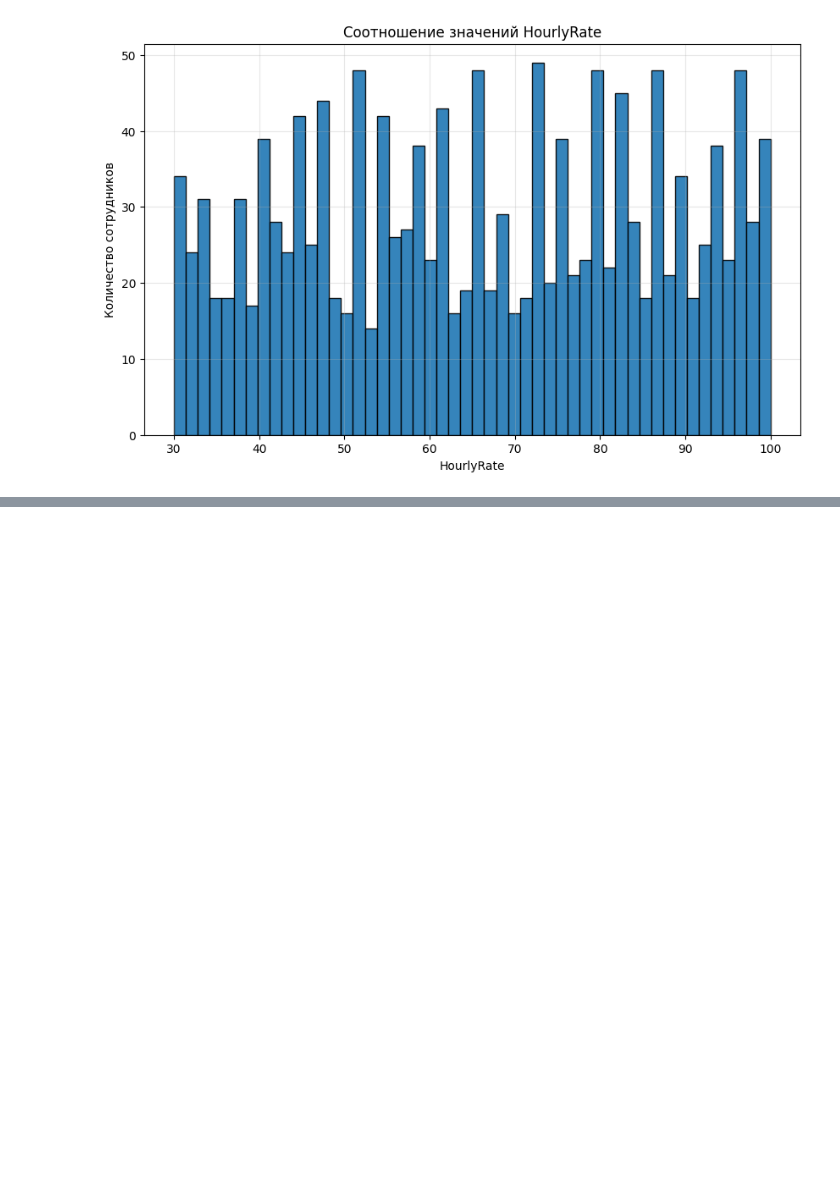
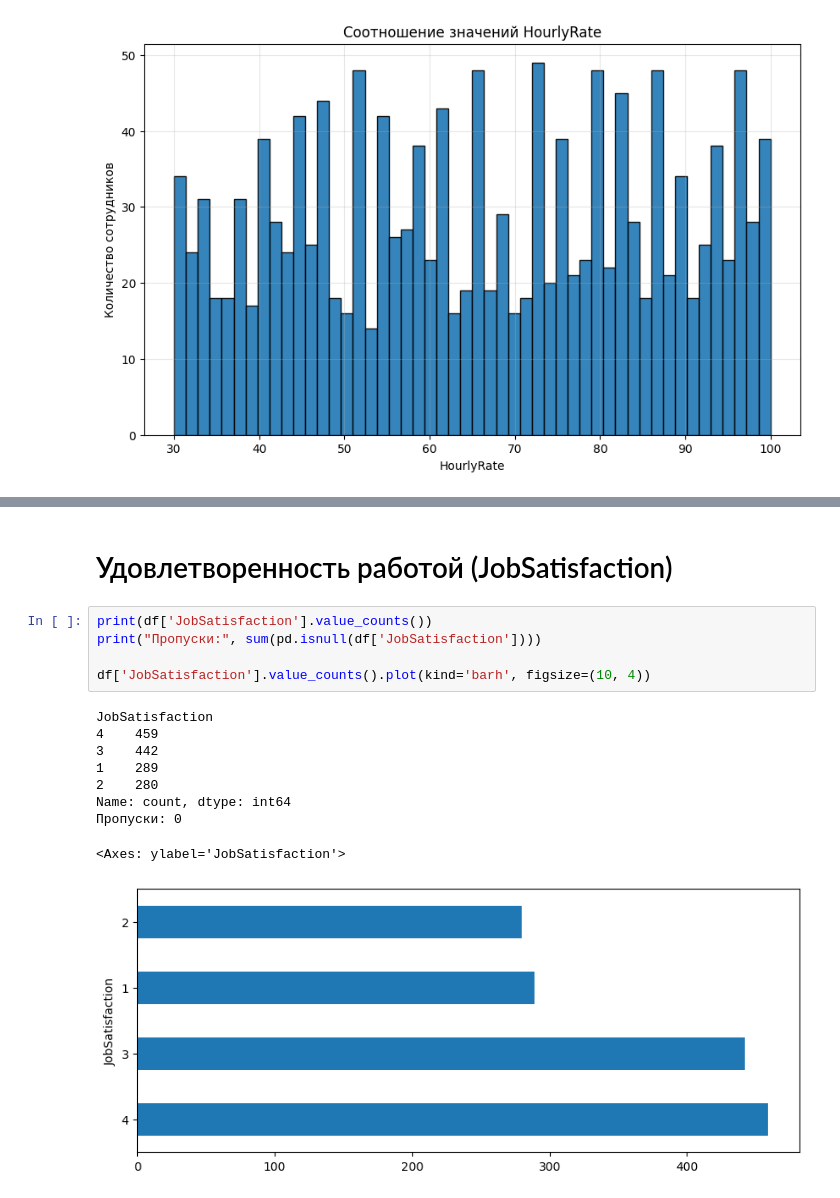
Before and after one commit to svinoczarITMO/s7-da-lab1, a Jupyter notebook: hranalytics.ipynb, the cells around one changed output, grey strips where cells are left out. Cells and saved outputs as stored; diff of their text form; blank space fills up the shorter version.

```diff
--- a/hranalytics.ipynb
+++ b/hranalytics.ipynb
@@ -405,0 +462,17 @@ Name: count, Length: 71, dtype: int64
+# %% [markdown]
+# Удовлетворенность работой (JobSatisfaction)
+# %%
+print(df['JobSatisfaction'].value_counts())
+print("Пропуски:", sum(pd.isnull(df['JobSatisfaction'])))
+
+df['JobSatisfaction'].value_counts().plot(kind='barh', figsize=(10, 4))
+# %% [output]
+JobSatisfaction
+4    459
+3    442
+1    289
+2    280
+Name: count, dtype: int64
+Пропуски: 0
+<Axes: ylabel='JobSatisfaction'>
+[figure, added]
```
Also changed, not shown: parts of 26 cells of this notebook.
